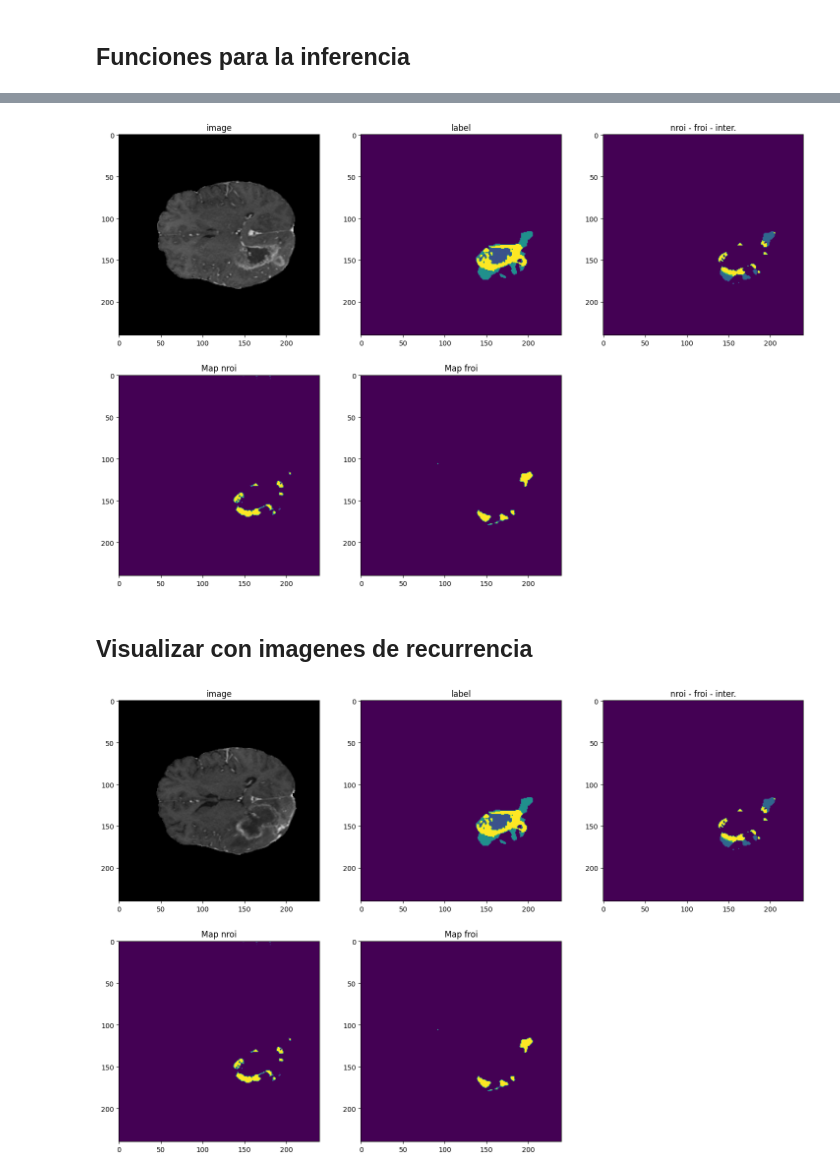
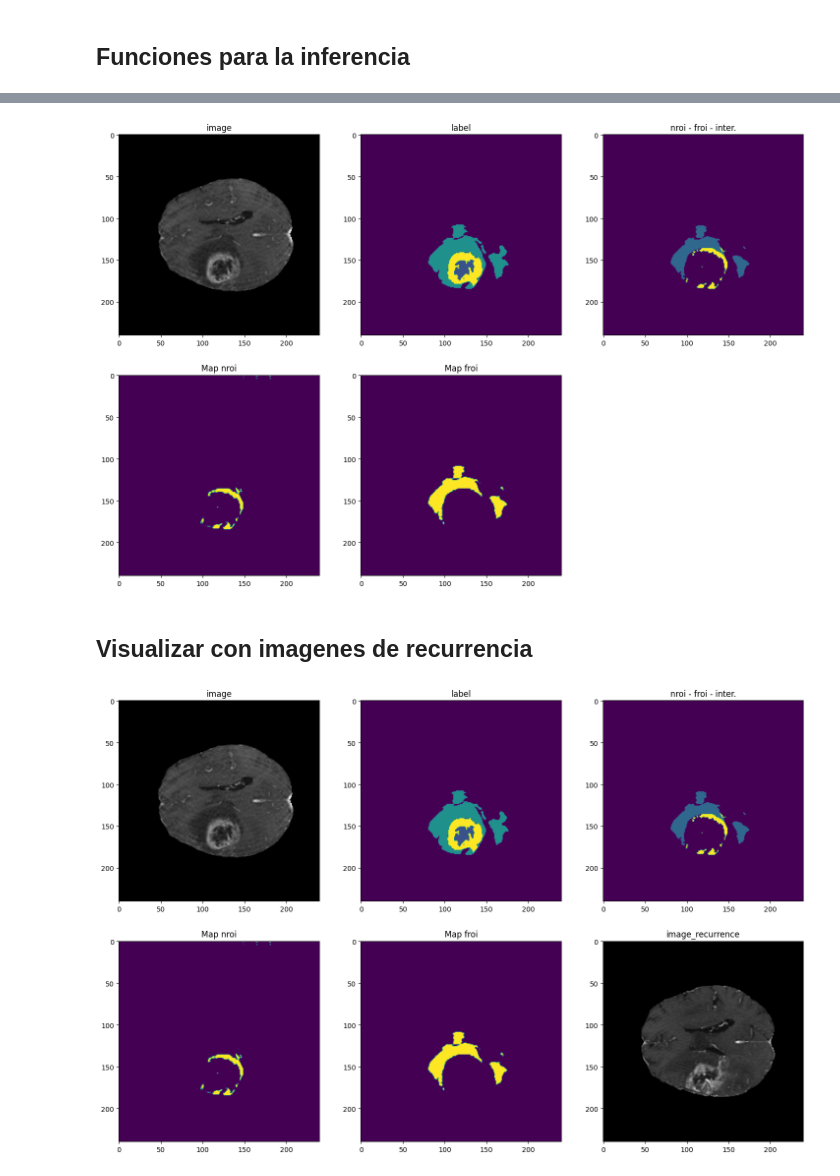
Before and after one commit to GBM-images-research/Swin_transformer_UPennGBM, a Jupyter notebook: ver_transformaciones.ipynb, the cells around one changed output, grey strips where cells are left out. Drawn from its saved outputs; the diff is of its cells as text; code cells hidden in the pictures.

```diff
--- a/ver_transformaciones.ipynb
+++ b/ver_transformaciones.ipynb
@@ -364,6 +364,8 @@ def imprimir_inferencia(serie, seg_out, seg, slice, recurrence=False):
     if recurrence:
         s=2
         Path=os.path.join("./Dataset",
+                          f"Dataset_106_10_casos/test/images/images_structural/UPENN-GBM-{serie}_11/UPENN-GBM-{serie}_11_T1GD.nii.gz")
+        Path_recurrence =os.path.join("./Dataset",
                           f"Dataset_106_10_casos/recurrence/images_structural/UPENN-GBM-{serie}_21/UPENN-GBM-{serie}_21_T1GD.nii.gz")
     else:
         s=1
@@ -371,6 +373,8 @@ def imprimir_inferencia(serie, seg_out, seg, slice, recurrence=False):
                           f"Dataset_106_10_casos/test/images/images_structural/UPENN-GBM-{serie}_{s}1/UPENN-GBM-{serie}_{s}1_T1GD.nii.gz")
 
     img_add = Path
+    if recurrence:
+        img_rec = Path_recurrence
 
     label_add = os.path.join(
             "./Dataset",
@@ -383,6 +387,9 @@ def imprimir_inferencia(serie, seg_out, seg, slice, recurrence=False):
         )
 
     img = nib.load(img_add).get_fdata()
+    if recurrence:
+        img_rec = nib.load(img_rec).get_fdata()
+
     label = nib.load(label_add).get_fdata()
 
     plt.figure("image", (18, 18))
@@ -407,5 +414,10 @@ def imprimir_inferencia(serie, seg_out, seg, slice, recurrence=False):
     plt.title("Map froi")
     plt.imshow(seg[1][:, :, slice_num])
 
+    if recurrence:
+        plt.subplot(3, 3, 6)
+        plt.title("image_recurrence")
+        plt.imshow(img_rec[:, :, slice_num], cmap="gray")
+
     plt.show()
 # %%
@@ -449,21 +501,21 @@ with torch.no_grad():
 # %%
 # Imprimir
 # cases =['00036', '00042','00045', '00051' ]
-n=2
-slice = 70
+n=7
+slice = 90
 serie=cases[n]
-seg_out = np.load(f'trained_models/seg_out_{serie}.npy')
-seg = np.load(f'trained_models/seg_{serie}.npy')
-imprimir_inferencia(serie, seg_out, seg, slice=slice)
+seg_out = np.load(f'trained_models/seg_out_{str(serie).zfill(5)}.npy')
+seg = np.load(f'trained_models/seg_{str(serie).zfill(5)}.npy')
+imprimir_inferencia(f'{str(serie).zfill(5)}', seg_out, seg, slice=slice)
 # %% [output]
-[figure, old version]
+[figure, new version]
 # %% [markdown]
 ## Visualizar con imagenes de recurrencia
 # %%
 # Imprimir
 # cases =['00036', '00042','00045', '00051' ]
 serie=cases[n]
-slice=70
-imprimir_inferencia(serie, seg_out, seg, slice=slice, recurrence=True)
+slice=90
+imprimir_inferencia(f'{str(serie).zfill(5)}', seg_out, seg, slice=slice, recurrence=True)
 # %% [output]
-[figure, old version]
+[figure, new version]
```
Also changed, not shown: parts of 3 cells of this notebook, 2 other files.
